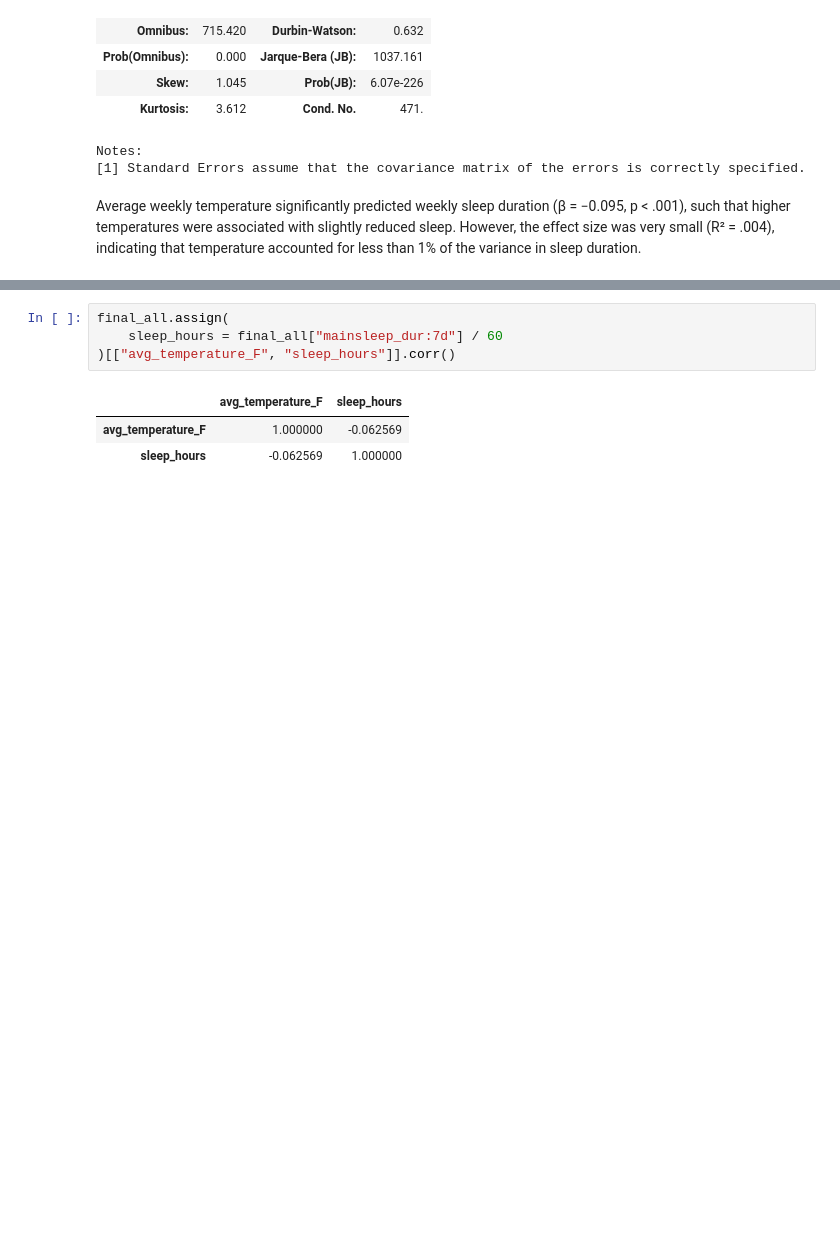
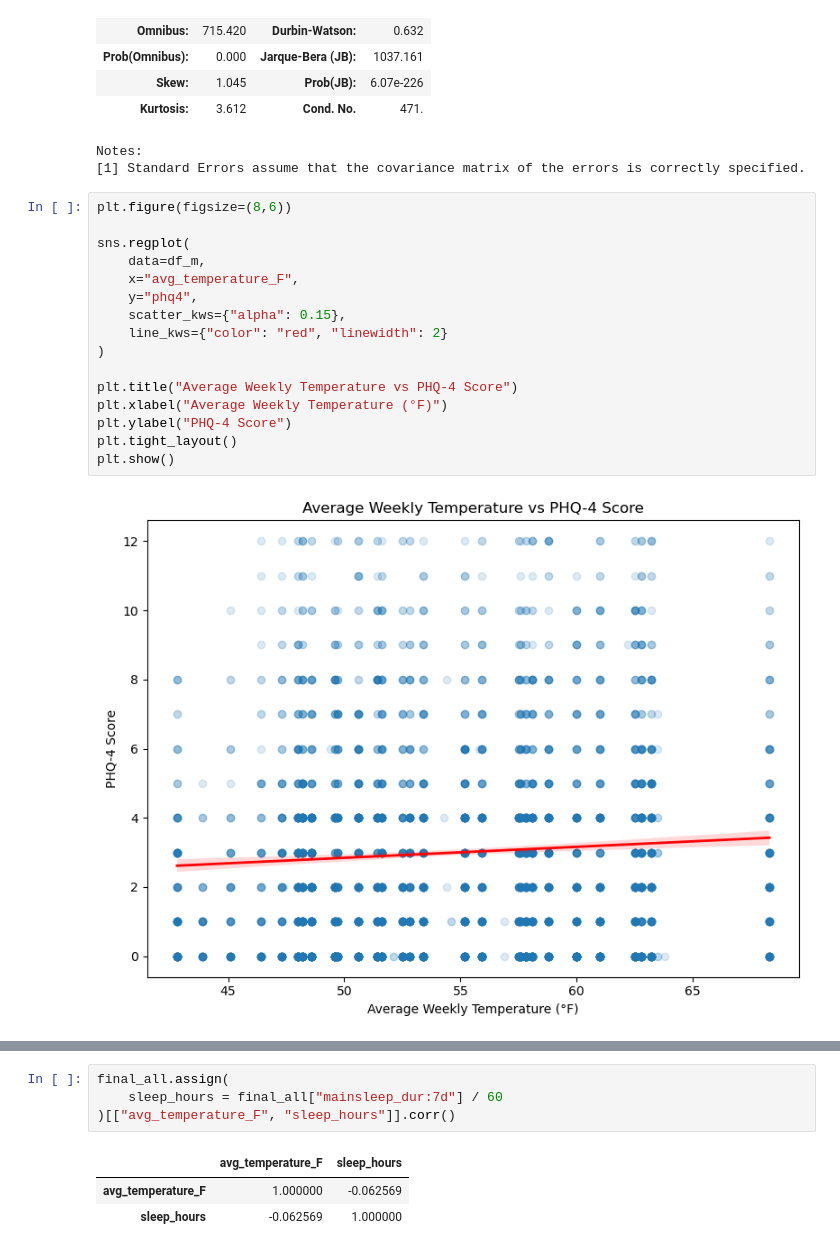
Before and after one commit to COGS108/Group053_WI26, a Jupyter notebook: 02-EDACheckpoint.ipynb, the cells around one changed output, grey strips where cells are left out. Drawn from its saved outputs; the diff is of its cells as text; blank space fills up the shorter version.

```diff
--- a/02-EDACheckpoint.ipynb
+++ b/02-EDACheckpoint.ipynb
@@ -698,5 +728,21 @@ OLS Regression Results
 | Kurtosis: | 3.612 | Cond. No. | 471. |
 Notes:
 [1] Standard Errors assume that the covariance matrix of the errors is correctly specified.
-# %% [markdown]
-Average weekly temperature significantly predicted weekly sleep duration (β = −0.095, p < .001), such that higher temperatures were associated with slightly reduced sleep. However, the effect size was very small (R² = .004), indicating that temperature accounted for less than 1% of the variance in sleep duration.
+# %%
+plt.figure(figsize=(8,6))
+
+sns.regplot(
+    data=df_m,
+    x="avg_temperature_F",
+    y="phq4",
+    scatter_kws={"alpha": 0.15},
+    line_kws={"color": "red", "linewidth": 2}
+)
+
+plt.title("Average Weekly Temperature vs PHQ-4 Score")
+plt.xlabel("Average Weekly Temperature (°F)")
+plt.ylabel("PHQ-4 Score")
+plt.tight_layout()
+plt.show()
+# %% [output]
+[figure, added]
```
Also changed, not shown: parts of 30 cells of this notebook.
